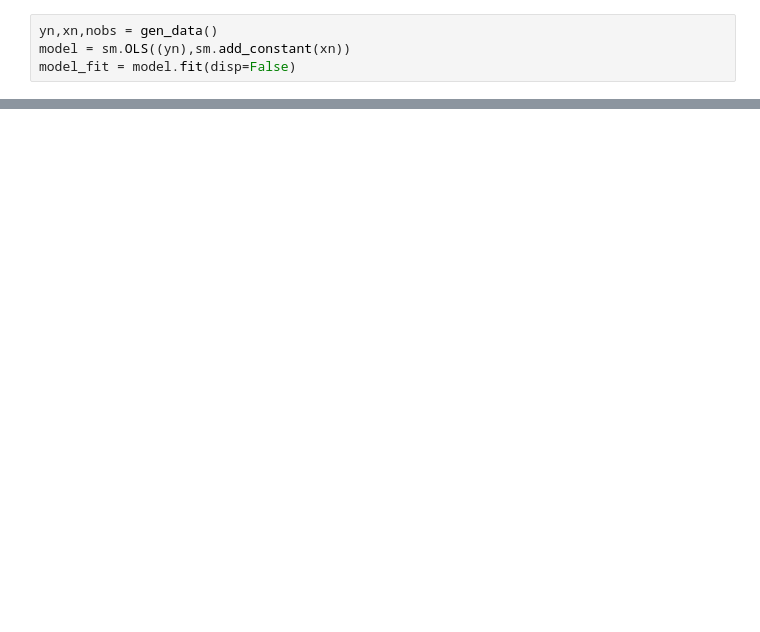
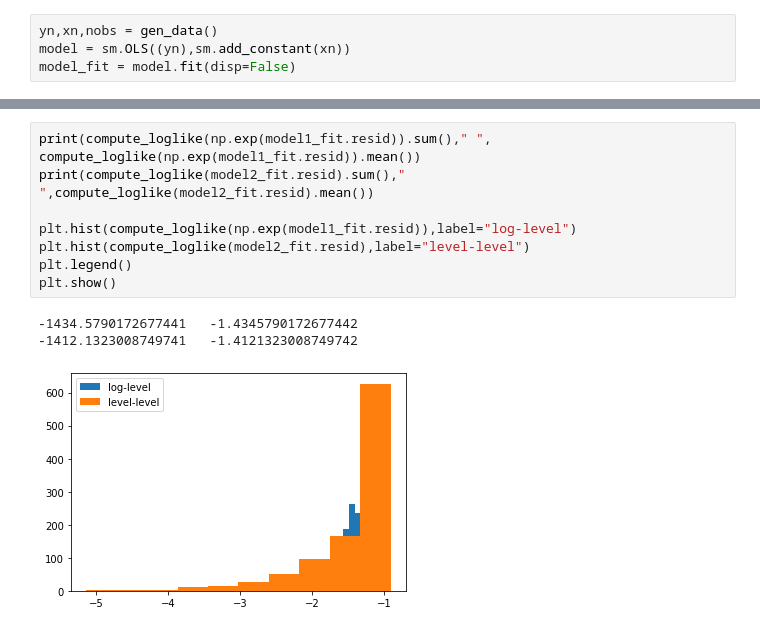
Before and after one commit to ericschulman/testing, a Jupyter notebook: log_selection/bootstrap_log.ipynb, the cells around one changed output, grey strips where cells are left out. Cells and saved outputs as stored; diff of their text form; blank space fills up the shorter version.

```diff
--- a/log_selection/bootstrap_log.ipynb
+++ b/log_selection/bootstrap_log.ipynb
@@ -121,0 +77,12 @@ print("reg: %s, boot: %s, llr:%s, omega:%s"%(reg/total,boot/total,llr/total,omeg
+# %%
+print(compute_loglike(np.exp(model1_fit.resid)).sum()," ", compute_loglike(np.exp(model1_fit.resid)).mean())
+print(compute_loglike(model2_fit.resid).sum()," ",compute_loglike(model2_fit.resid).mean())
+
+plt.hist(compute_loglike(np.exp(model1_fit.resid)),label="log-level")
+plt.hist(compute_loglike(model2_fit.resid),label="level-level")
+plt.legend()
+plt.show()
+# %% [output]
+-1434.5790172677441   -1.4345790172677442
+-1412.1323008749741   -1.4121323008749742
+[figure, added]
```
Also changed, not shown: parts of 6 cells of this notebook.
